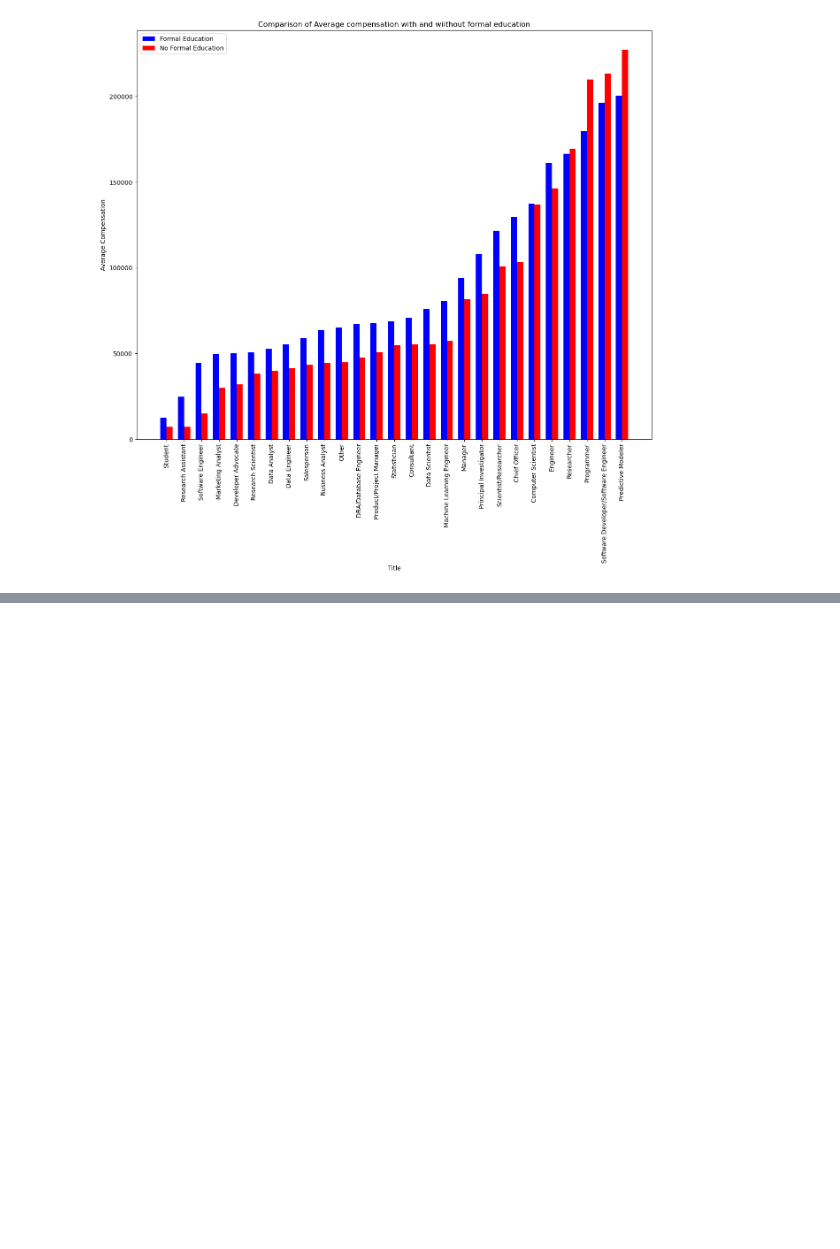
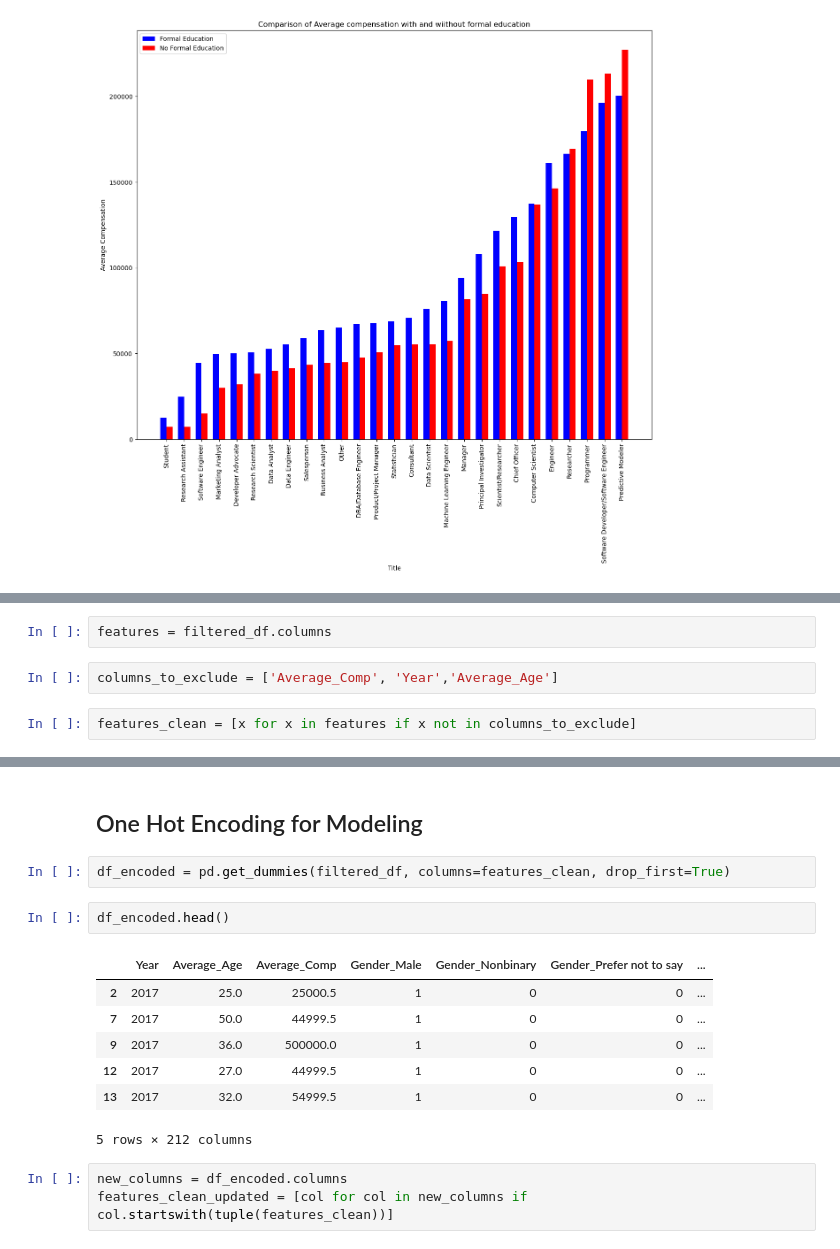
Before and after one commit to PavelM90/DSC630_Ali_Pavel_Term_Project, a Jupyter notebook: Data_Exploration_Salary_Kaggle.ipynb, the cells around one changed output, grey strips where cells are left out. Drawn from its saved outputs; the diff is of its cells as text; blank space fills up the shorter version.

Commit message:
Done feature clean up and ANOVA test

```diff
--- a/Data_Exploration_Salary_Kaggle.ipynb
+++ b/Data_Exploration_Salary_Kaggle.ipynb
@@ -559,0 +662,6 @@ plt.show()
+# %%
+features = filtered_df.columns
+# %%
+columns_to_exclude = ['Average_Comp', 'Year','Average_Age']
+# %%
+features_clean = [x for x in features if x not in columns_to_exclude]
@@ -559,0 +685,17 @@ plt.show()
+# %% [markdown]
+## One Hot Encoding for Modeling
+# %%
+df_encoded = pd.get_dummies(filtered_df, columns=features_clean, drop_first=True)
+# %%
+df_encoded.head()
+# %% [output]
+|  | Year | Average_Age | Average_Comp | Gender_Male | Gender_Nonbinary | Gender_Prefer not to say | ... |
+| 2 | 2017 | 25.0 | 25000.5 | 1 | 0 | 0 | ... |
+| 7 | 2017 | 50.0 | 44999.5 | 1 | 0 | 0 | ... |
+| 9 | 2017 | 36.0 | 500000.0 | 1 | 0 | 0 | ... |
+| 12 | 2017 | 27.0 | 44999.5 | 1 | 0 | 0 | ... |
+| 13 | 2017 | 32.0 | 54999.5 | 1 | 0 | 0 | ... |
+5 rows × 212 columns
+# %%
+new_columns = df_encoded.columns
+features_clean_updated = [col for col in new_columns if col.startswith(tuple(features_clean))]
```
Also changed, not shown: parts of 19 cells of this notebook.
